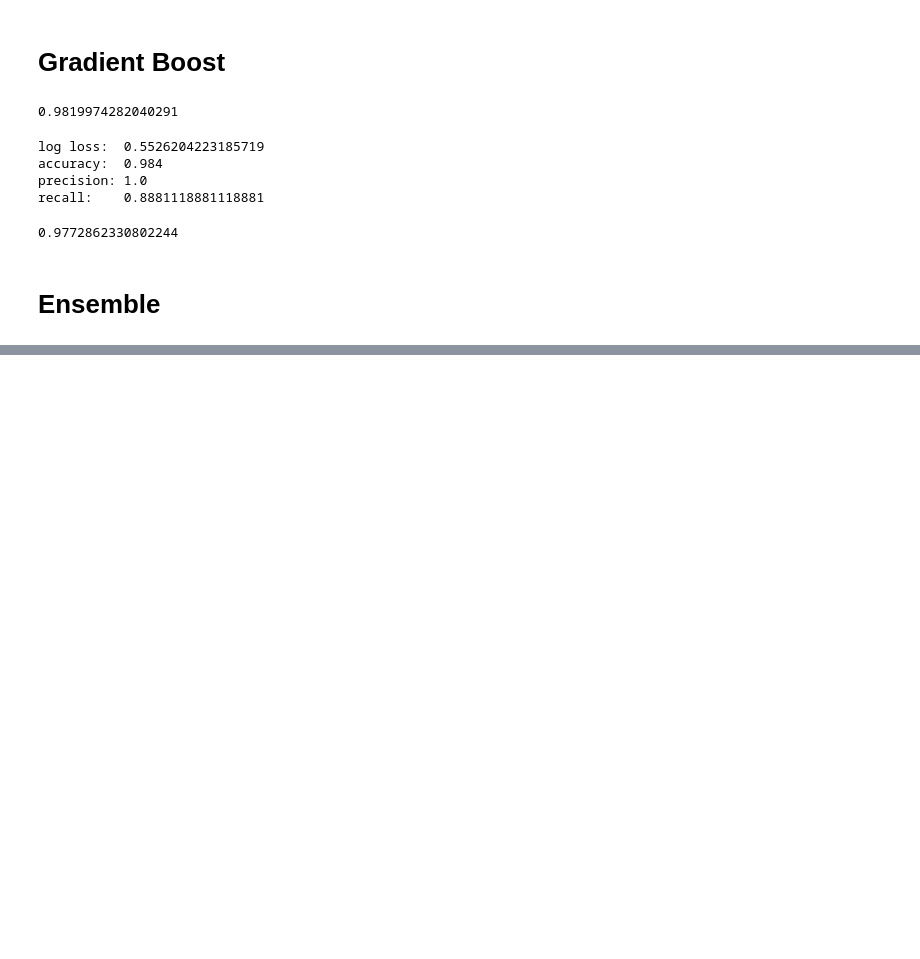
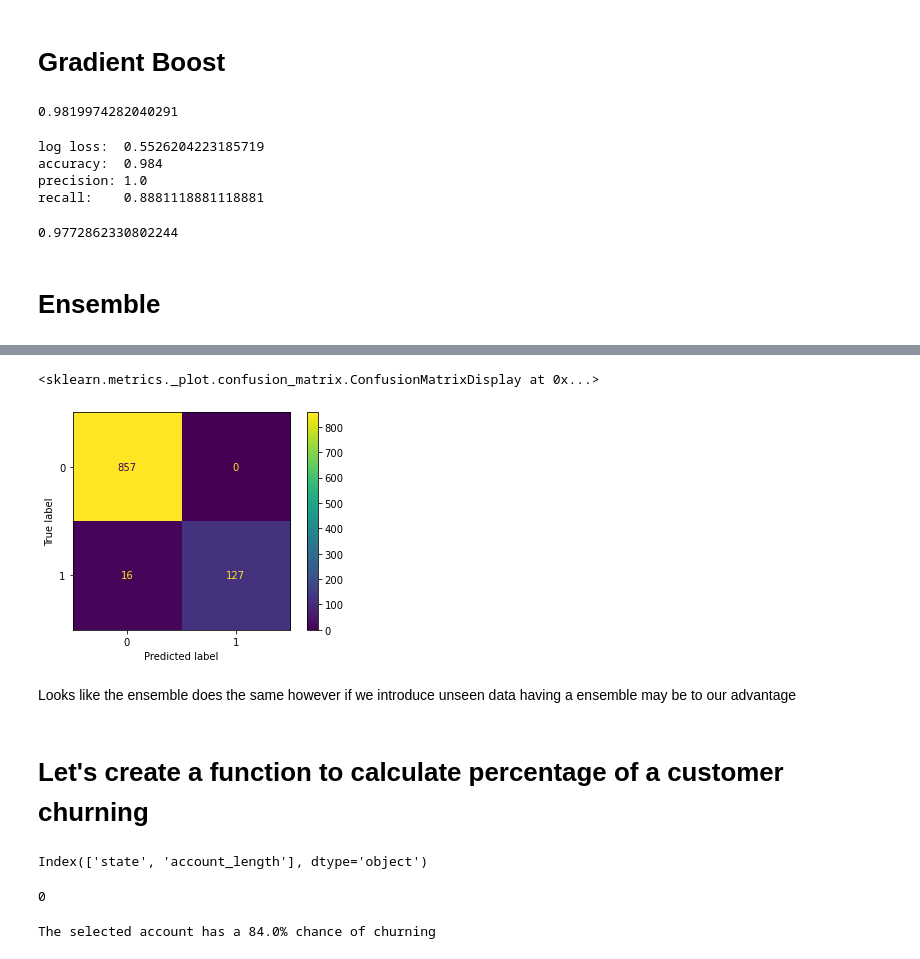
Before and after one commit to arthursjkim/SyriaTel_Customer_Churn, a Jupyter notebook: Models.ipynb, the cells around one changed output, grey strips where cells are left out. Drawn from its saved outputs; the diff is of its cells as text; code cells hidden in the pictures; blank space fills up the shorter version.

```diff
--- a/Models.ipynb
+++ b/Models.ipynb
@@ -208,16 +222,25 @@ memory usage: 619.7+ KB
 # %%
+# SMOTE the categorical columns by their index
 smote = SMOTENC([28, 29, 30, 31, 32, 33, 34],random_state=42, sampling_strategy=0.5)
-X_train_resampled, y_train_resampled = smote.fit_sample(X_train_scaled, y_train)
+# X_train_resampled, y_train_resampled = smote.fit_sample(X_train_scaled, y_train)
 # %%
-knn_model = KNeighborsClassifier()
 
+# Rerun the KNN Model with SMOTED DATA
+
+knn_model_smote = imbpipeline(steps=[
+        ("Preprocess", pp),
+        ('sampling', smote),
+        ('knn', KNeighborsClassifier())
+    ])
+
+#perform a grid search again to see if criteria changed
 param_grid = {
-    'n_neighbors': list(range(1, 20, 2)),
+    'n_neighbors': list(range(80, 100, 2)),
     'weights': ['uniform', 'distance'],
     'p': [1, 2, 3, 4],
 }
 
-gs_knn = GridSearchCV(knn_model, param_grid, cv=5, scoring='recall')
-gs_knn.fit(X_train_resampled, y_train_resampled)
+gs_knn = GridSearchCV(knn_model_smote, param_grid, cv=5, scoring='recall')
+# gs_knn.fit(X_train_resampled, y_train_resampled)
 
-gs_knn.best_params_
+# gs_knn.best_params_
@@ -225,0 +247,4 @@ gs_knn.best_params_
+# %%
+gs_knn.fit(X_train, y_train)
+
+# gs_knn.best_params_
@@ -568,11 +592,11 @@ gradient_boost_cv.mean()
 # %% [markdown]
 # Ensemble
 # %%
-voting_clf = VotingClassifier(estimators=[('lr', logreg_baseline),
+voting_clf = VotingClassifier(estimators=[
                                           ("rf", rf_model) ,
                                           ('dt', best_DT_clf),
-                                          ('xgb', xgb_model)],
-#                                           ("gb", gradient_boost_cv)],
+                                          ('xgb', xgb_model),
+                                          ("gb", gb_m)],
                                           voting= "soft")
 # %%
 voting_clf.fit(X_train_scaled, y_train)
@@ -596,0 +650,13 @@ VotingClassifier(estimators=[('lr',
+# %%
+plot_confusion_matrix(voting_clf, X_test_scaled, y_test)
+# %% [output]
+<sklearn.metrics._plot.confusion_matrix.ConfusionMatrixDisplay at 0x...>
+[figure, added]
+# %% [markdown]
+Looks like the ensemble does the same however if we introduce unseen data having a ensemble may be to our advantage
+# %% [markdown]
+# Let's create a function to calculate percentage of a customer churning
+# %%
+df.columns[:2]
+# %% [output]
+Index(['state', 'account_length'], dtype='object')
@@ -596,0 +737,9 @@ VotingClassifier(estimators=[('lr',
+# %%
+churn(200,34,0,"yes")
+# %% [output]
+0
+# %%
+# example used for one customer
+churn(128,75.56,1,"no")
+# %% [output]
+The selected account has a 84.0% chance of churning
```
Also changed, not shown: parts of 41 cells of this notebook.
